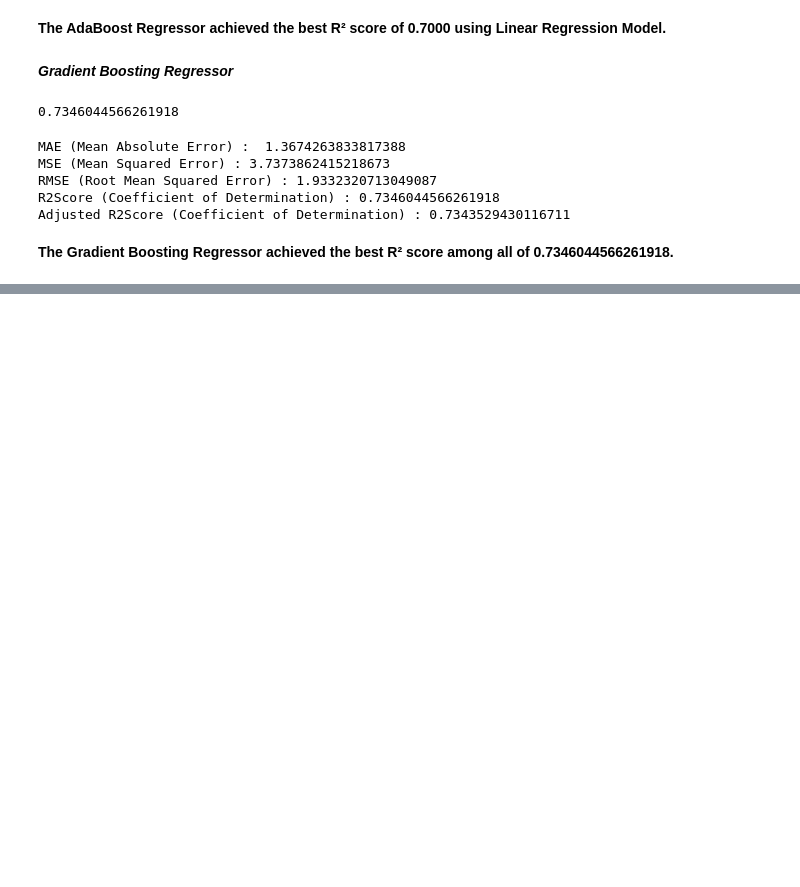
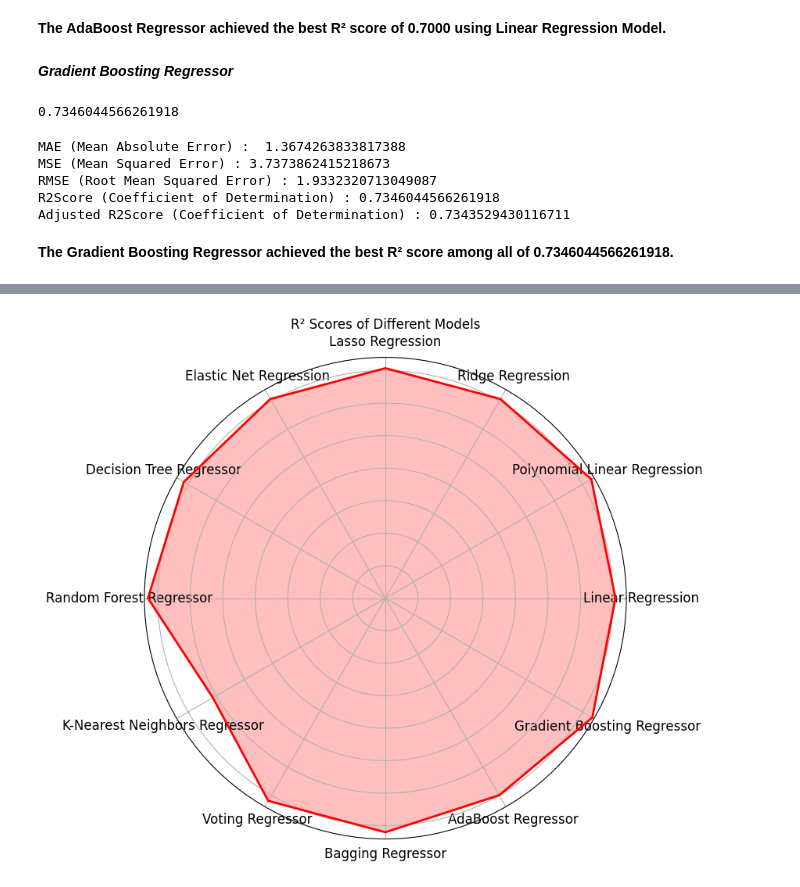
Before and after one commit to BKAPADIA04/Farely, a Jupyter notebook: codes/model.ipynb, the cells around one changed output, grey strips where cells are left out. Drawn from its saved outputs; the diff is of its cells as text; code cells hidden in the pictures; blank space fills up the shorter version.

```diff
--- a/codes/model.ipynb
+++ b/codes/model.ipynb
@@ -642,7 +613,7 @@ Adjusted R2Score (Coefficient of Determination) : 0.7071107904339471
 # %%
 from sklearn.tree import DecisionTreeRegressor
 DT = DecisionTreeRegressor()
-# DT.fit(X_train,y_train)
+DT.fit(X_train,y_train)
 y_pred_DT = DT.predict(X_test)
 # %%
 print("MAE (Mean Absolute Error) : ",mean_absolute_error(y_test,y_pred_DT))
@@ -911,0 +1008,24 @@ Adjusted R2Score (Coefficient of Determination) : 0.7343529430116711
+# %%
+# Number of variables
+categories = list(r2_scores.keys())
+N = len(categories)
+
+# R² scores
+values = list(r2_scores.values())
+values += values[:1]  # Repeat the first value to close the circular graph
+
+# Angles for the plot
+angles = np.linspace(0, 2 * np.pi, N, endpoint=False).tolist()
+angles += angles[:1]
+
+plt.figure(figsize=(8, 8))
+ax = plt.subplot(111, polar=True)
+ax.fill(angles, values, color='red', alpha=0.25)
+ax.plot(angles, values, color='red', linewidth=2)
+ax.set_yticklabels([])
+ax.set_xticks(angles[:-1])
+ax.set_xticklabels(categories, fontsize=12)
+plt.title('R² Scores of Different Models')
+plt.show()
+# %% [output]
+[figure, added]
```
Also changed, not shown: parts of 42 cells of this notebook.
